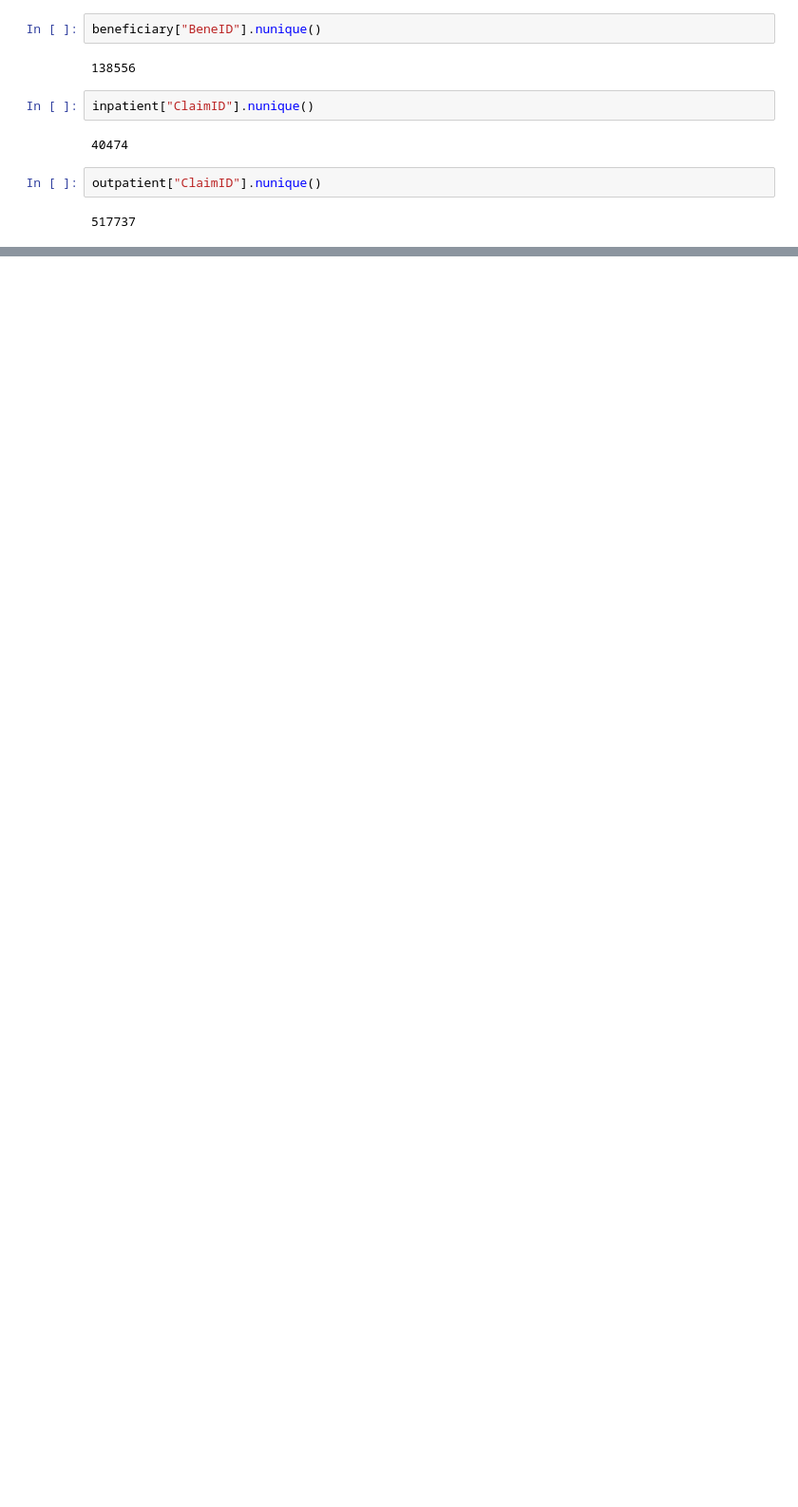
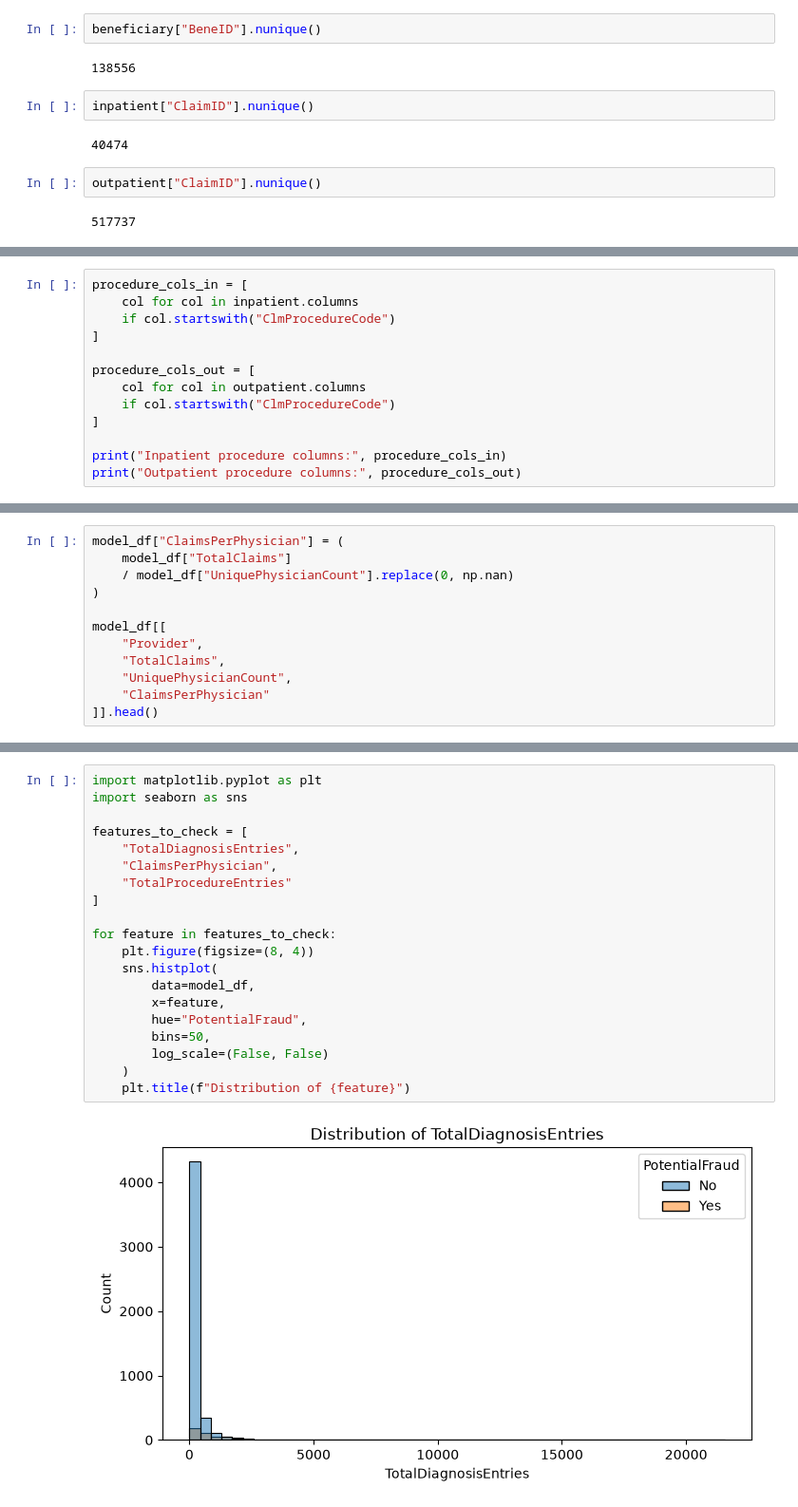
Before and after one commit to kkrishkataria/Healthcare-Fraud-Detection, a Jupyter notebook: notebooks/01_data_understanding.ipynb, the cells around one changed output, grey strips where cells are left out. Shown at 95% size. Cells and saved outputs as stored; diff of their text form; blank space fills up the shorter version.

```diff
--- a/notebooks/01_data_understanding.ipynb
+++ b/notebooks/01_data_understanding.ipynb
@@ -292,0 +1296,13 @@ outpatient["ClaimID"].nunique()
+# %%
+procedure_cols_in = [
+    col for col in inpatient.columns
+    if col.startswith("ClmProcedureCode")
+]
+
+procedure_cols_out = [
+    col for col in outpatient.columns
+    if col.startswith("ClmProcedureCode")
+]
+
+print("Inpatient procedure columns:", procedure_cols_in)
+print("Outpatient procedure columns:", procedure_cols_out)
@@ -292,0 +1367,12 @@ outpatient["ClaimID"].nunique()
+# %%
+model_df["ClaimsPerPhysician"] = (
+    model_df["TotalClaims"]
+    / model_df["UniquePhysicianCount"].replace(0, np.nan)
+)
+
+model_df[[
+    "Provider",
+    "TotalClaims",
+    "UniquePhysicianCount",
+    "ClaimsPerPhysician"
+]].head()
@@ -292,0 +1432,22 @@ outpatient["ClaimID"].nunique()
+# %%
+import matplotlib.pyplot as plt
+import seaborn as sns
+
+features_to_check = [
+    "TotalDiagnosisEntries",
+    "ClaimsPerPhysician",
+    "TotalProcedureEntries"
+]
+
+for feature in features_to_check:
+    plt.figure(figsize=(8, 4))
+    sns.histplot(
+        data=model_df,
+        x=feature,
+        hue="PotentialFraud",
+        bins=50,
+        log_scale=(False, False)
+    )
+    plt.title(f"Distribution of {feature}")
+# %% [output]
+[figure, added]
```
Also changed, not shown: parts of 118 cells of this notebook, 7 other files.
